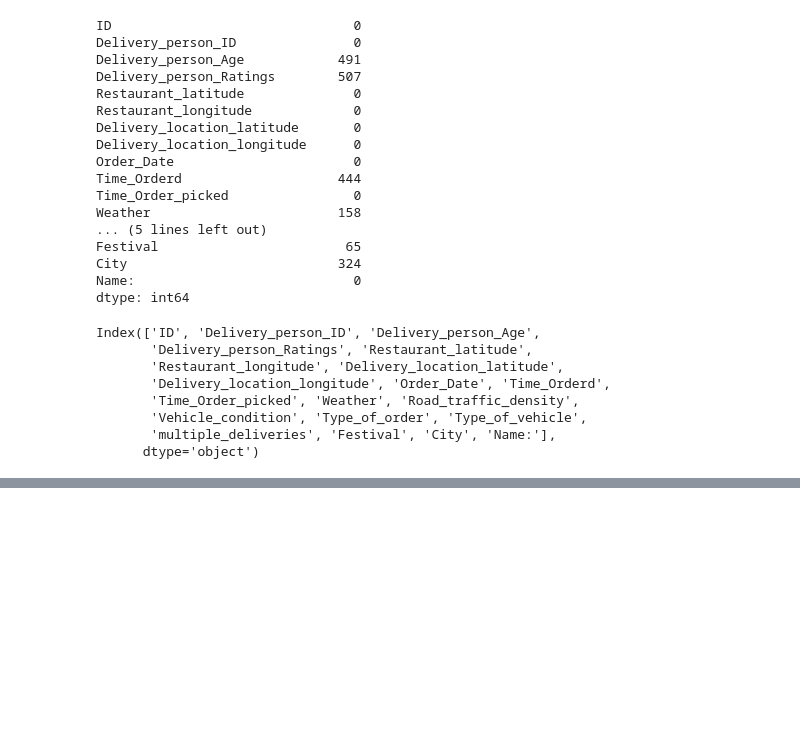
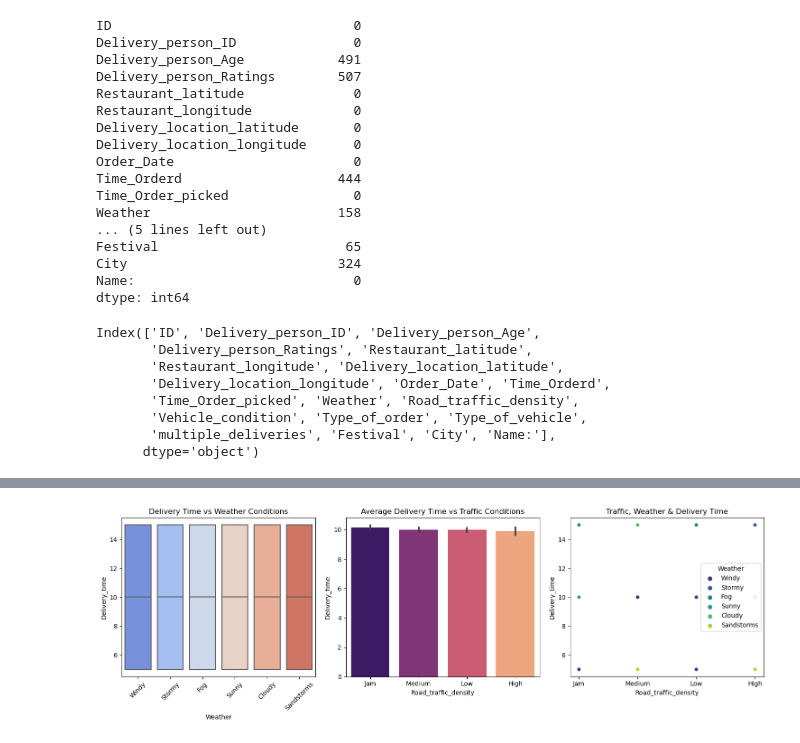
Before and after one commit to RaphaelMuthenya/Amazon-Business-Research-Analyst-Dataset, a Jupyter notebook: Amazon_Business_Research _Analyst_Dataset.ipynb, the cells around one changed output, grey strips where cells are left out. Saved outputs shown, nothing was run; the diff lists cells and outputs as text; code cells hidden in the pictures; blank space fills up the shorter version.

Commit message:
Explored and cleaned part of the data,did comparisons on the how the deliverytime is affected by weather and checked common orders

```diff
--- a/Amazon_Business_Research _Analyst_Dataset.ipynb
+++ b/Amazon_Business_Research _Analyst_Dataset.ipynb
@@ -87,3 +88,6 @@ Index(['ID', 'Delivery_person_ID', 'Delivery_person_Age',
        'Vehicle_condition', 'Type_of_order', 'Type_of_vehicle',
        'multiple_deliveries', 'Festival', 'City', 'Name:'],
       dtype='object')
+# %%
+df_amazon.dropna(subset=['Time_Orderd'],inplace=True)
+df_amazon.isna().sum()
@@ -89,0 +112,12 @@ Index(['ID', 'Delivery_person_ID', 'Delivery_person_Age',
+# %%
+
+df_amazon['Time_Orderd'] = pd.to_timedelta(df_amazon['Time_Orderd'] + ':00')  # Add seconds for consistency
+df_amazon['Time_Order_picked'] = pd.to_timedelta(df_amazon['Time_Order_picked'] + ':00')
+
+# Adjust for cases where the picked time is earlier (next day deliveries)
+df_amazon.loc[df_amazon['Time_Order_picked'] < df_amazon['Time_Orderd'], 'Time_Order_picked'] += pd.Timedelta(days=1)
+
+# Calculate delivery time in minutes
+df_amazon['Delivery_time'] = (df_amazon['Time_Order_picked'] - df_amazon['Time_Orderd']).dt.total_seconds() / 60
+df_amazon['Time_Orderd'] = df_amazon['Time_Orderd'].apply(lambda x: str(x)[7:])  # Extracts HH:MM:SS
+df_amazon['Time_Order_picked'] = df_amazon['Time_Order_picked'].apply(lambda x: str(x)[7:])  # Extracts HH:MM:SS
@@ -89,0 +160,27 @@ Index(['ID', 'Delivery_person_ID', 'Delivery_person_Age',
+# %%
+# Remove NaN values
+df_amazon = df_amazon.dropna(subset=["Delivery_time", "Weather", "Road_traffic_density"])
+
+# Set figure size
+plt.figure(figsize=(15, 5))
+
+# 📊 1. Boxplot: Delivery Time vs Weather Conditions
+plt.subplot(1, 3, 1)
+sns.boxplot(x="Weather", y="Delivery_time", data=df_amazon, palette="coolwarm")
+plt.xticks(rotation=45)
+plt.title("Delivery Time vs Weather Conditions")
+
+# 📊 2. Barplot: Average Delivery Time vs Traffic Conditions
+plt.subplot(1, 3, 2)
+sns.barplot(x="Road_traffic_density", y="Delivery_time", data=df_amazon, estimator=lambda x: sum(x) / len(x), palette="magma")
+plt.title("Average Delivery Time vs Traffic Conditions")
+
+# 📊 3. Scatterplot: Traffic Density & Weather vs Delivery Time
+plt.subplot(1, 3, 3)
+sns.scatterplot(x=df_amazon["Road_traffic_density"], y=df_amazon["Delivery_time"], hue=df_amazon["Weather"], palette="viridis")
+plt.title("Traffic, Weather & Delivery Time")
+
+plt.tight_layout()
+plt.show()
+# %% [output]
+[figure, added]
```
Also changed, not shown: parts of 8 cells of this notebook.
